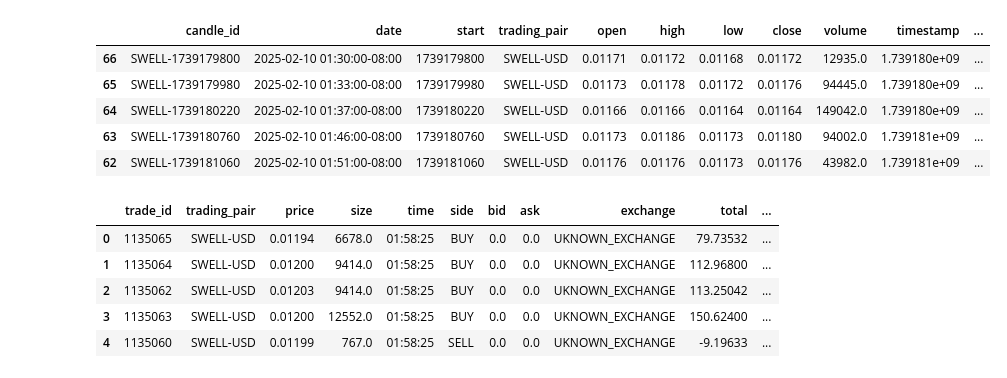
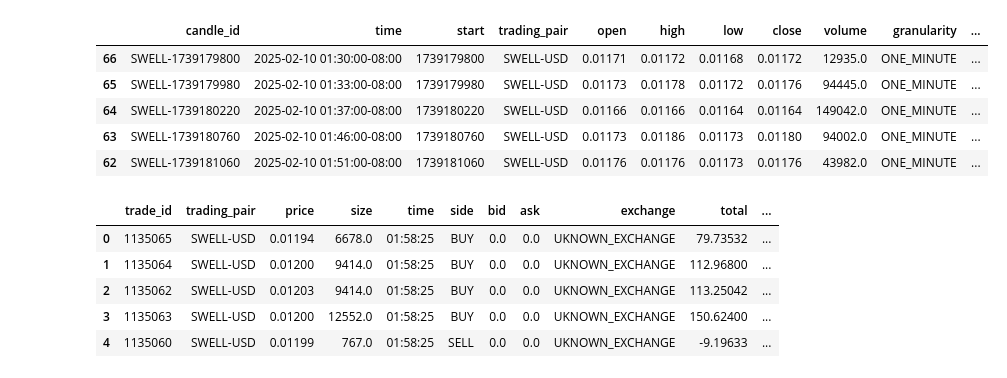
Before and after one commit to ja-perez/MyWoW, a Jupyter notebook: analysis.ipynb, the cells around one changed output. Saved outputs shown, nothing was run; the diff lists cells and outputs as text; code cells hidden in the pictures.

Commit message:
Updated analysis jupyter notebook with DSS and candles table/object updates

```diff
--- a/analysis.ipynb
+++ b/analysis.ipynb
@@ -85,24 +85,23 @@ def reset_fetch_data(trading_pair: str, start_time: datetime.datetime, end_time:
 if not DATA_FETCHED:
     fetch_and_upload_data(trading_pair=trading_pair, start_time=start, end_time=end)
 # %%
-res = dbms.get_items(
-    table_name='market_candles',
-    where_statement=f"WHERE trading_pair='{trading_pair}' AND time BETWEEN '{start.isoformat()}' AND '{end.isoformat()}'")
+res = db.get_rows(
+    table_name='candles',
+    where_statement=f"WHERE trading_pair='{trading_pair}' AND time BETWEEN '{start.isoformat()}' AND '{end.isoformat()}' AND granularity='{cb.Granularity.ONE_MINUTE}'")
 market_candles = [Candle(candle) for candle in res]
 
 df_candles = pd.DataFrame(data=[candle.to_dict() for candle in market_candles])
-df_candles['timestamp'] = df_candles['date'].transform(lambda x: x.timestamp())
-df_candles['time'] = df_candles['date'].transform(lambda x: x.strftime('%H:%M:%S'))
-df_candles['hour'] = df_candles['date'].transform(lambda x: x.hour)
-df_candles['minute'] = df_candles['date'].transform(lambda x: x.minute)
-df_candles.sort_values(by='date', inplace=True)
+df_candles['timestamp'] = df_candles['start']
+df_candles['hour'] = df_candles['time'].transform(lambda x: x.hour)
+df_candles['minute'] = df_candles['time'].transform(lambda x: x.minute)
+df_candles.sort_values(by='time', inplace=True)
 df_candles.dtypes
 df_candles.head()
 # %% [output]
-|  | candle_id | date | start | trading_pair | open | high | low | close | volume | timestamp | ... |
-| 66 | SWELL-1739179800 | 2025-02-10 01:30:00-08:00 | 1739179800 | SWELL-USD | 0.01171 | 0.01172 | 0.01168 | 0.01172 | 12935.0 | 1.739180e+09 | ... |
-| 65 | SWELL-1739179980 | 2025-02-10 01:33:00-08:00 | 1739179980 | SWELL-USD | 0.01173 | 0.01178 | 0.01172 | 0.01176 | 94445.0 | 1.739180e+09 | ... |
-| 64 | SWELL-1739180220 | 2025-02-10 01:37:00-08:00 | 1739180220 | SWELL-USD | 0.01166 | 0.01166 | 0.01164 | 0.01164 | 149042.0 | 1.739180e+09 | ... |
-| 63 | SWELL-1739180760 | 2025-02-10 01:46:00-08:00 | 1739180760 | SWELL-USD | 0.01173 | 0.01186 | 0.01173 | 0.01180 | 94002.0 | 1.739181e+09 | ... |
-| 62 | SWELL-1739181060 | 2025-02-10 01:51:00-08:00 | 1739181060 | SWELL-USD | 0.01176 | 0.01176 | 0.01173 | 0.01176 | 43982.0 | 1.739181e+09 | ... |
+|  | candle_id | time | start | trading_pair | open | high | low | close | volume | granularity | ... |
+| 66 | SWELL-1739179800 | 2025-02-10 01:30:00-08:00 | 1739179800 | SWELL-USD | 0.01171 | 0.01172 | 0.01168 | 0.01172 | 12935.0 | ONE_MINUTE | ... |
+| 65 | SWELL-1739179980 | 2025-02-10 01:33:00-08:00 | 1739179980 | SWELL-USD | 0.01173 | 0.01178 | 0.01172 | 0.01176 | 94445.0 | ONE_MINUTE | ... |
+| 64 | SWELL-1739180220 | 2025-02-10 01:37:00-08:00 | 1739180220 | SWELL-USD | 0.01166 | 0.01166 | 0.01164 | 0.01164 | 149042.0 | ONE_MINUTE | ... |
+| 63 | SWELL-1739180760 | 2025-02-10 01:46:00-08:00 | 1739180760 | SWELL-USD | 0.01173 | 0.01186 | 0.01173 | 0.01180 | 94002.0 | ONE_MINUTE | ... |
+| 62 | SWELL-1739181060 | 2025-02-10 01:51:00-08:00 | 1739181060 | SWELL-USD | 0.01176 | 0.01176 | 0.01173 | 0.01176 | 43982.0 | ONE_MINUTE | ... |
 # %%
```
Also changed, not shown: parts of 7 cells of this notebook.
